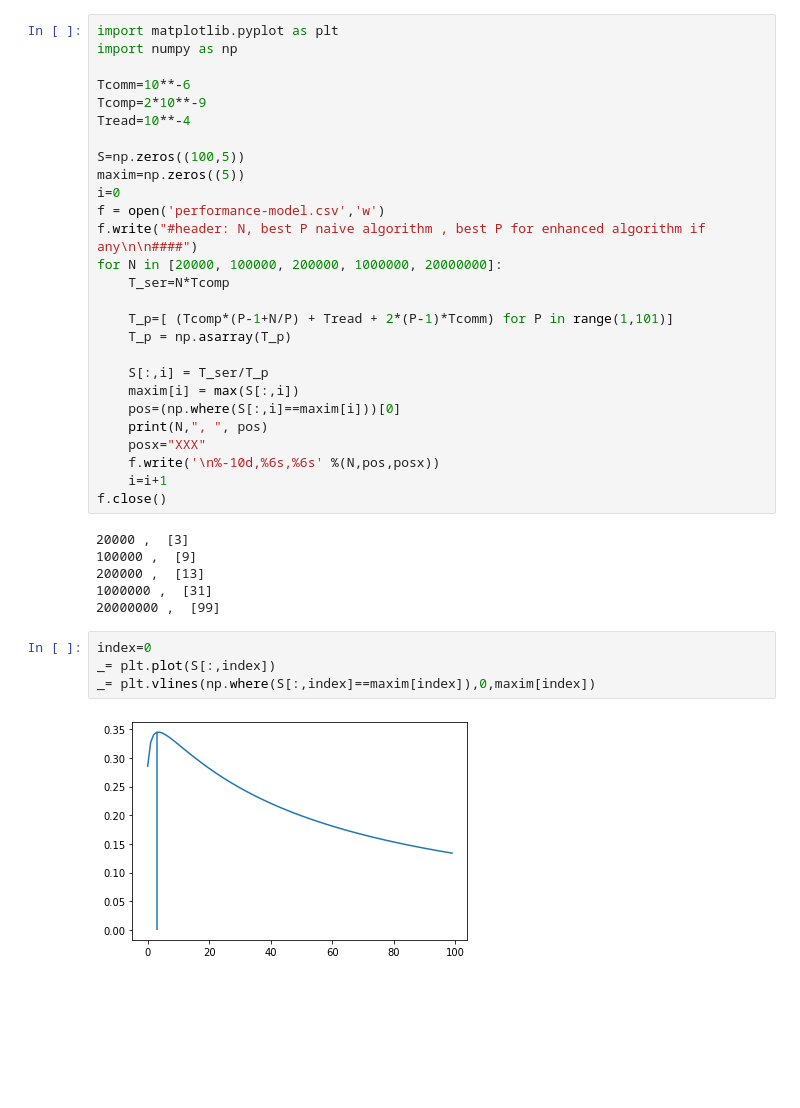
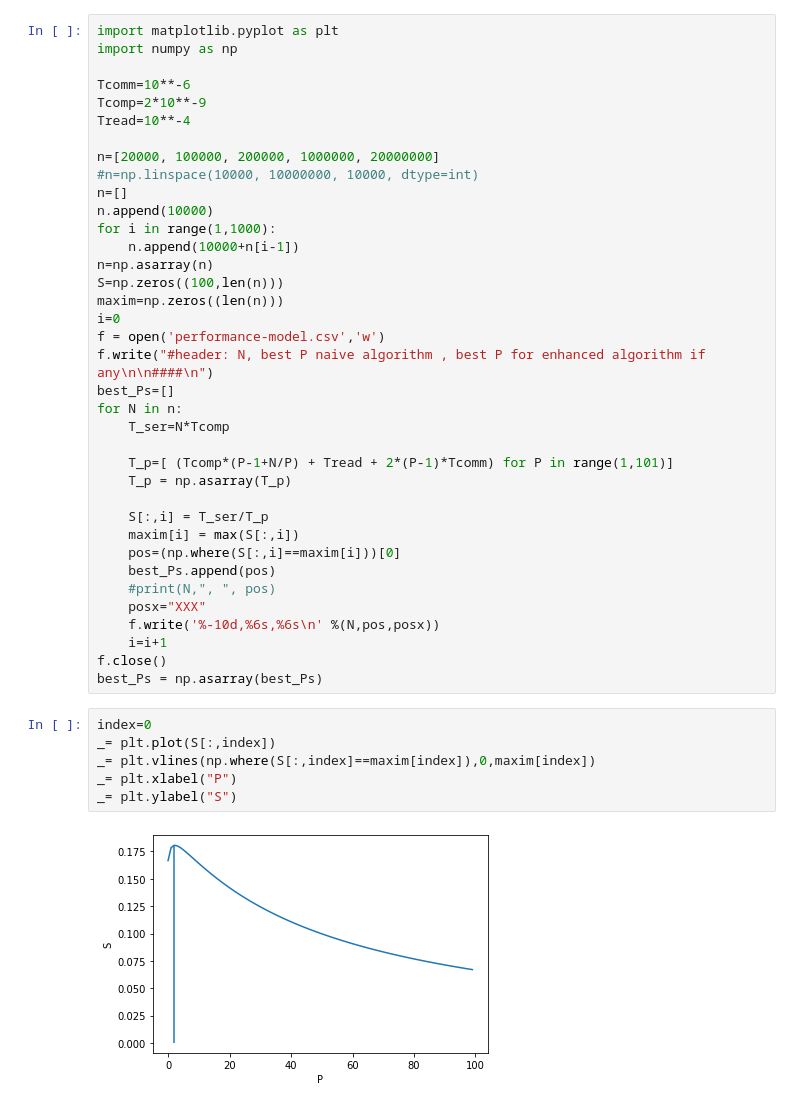
Before and after one commit to mattiamencagli/Foundations_of_HPC_2020, a Jupyter notebook: Assignement1/code/perf_mod.ipynb, the cells around one changed output. Cells and saved outputs as stored; diff of their text form; blank space fills up the shorter version.

```diff
--- a/Assignement1/code/perf_mod.ipynb
+++ b/Assignement1/code/perf_mod.ipynb
@@ -6,12 +6,20 @@ Tcomm=10**-6
 Tcomp=2*10**-9
 Tread=10**-4
 
-S=np.zeros((100,5))
-maxim=np.zeros((5))
+n=[20000, 100000, 200000, 1000000, 20000000]
+#n=np.linspace(10000, 10000000, 10000, dtype=int)
+n=[]
+n.append(10000)
+for i in range(1,1000):
+    n.append(10000+n[i-1])
+n=np.asarray(n)
+S=np.zeros((100,len(n)))
+maxim=np.zeros((len(n)))
 i=0
 f = open('performance-model.csv','w')
-f.write("#header: N, best P naive algorithm , best P for enhanced algorithm if any\n\n####")
-for N in [20000, 100000, 200000, 1000000, 20000000]:
+f.write("#header: N, best P naive algorithm , best P for enhanced algorithm if any\n\n####\n")
+best_Ps=[]
+for N in n:
     T_ser=N*Tcomp
 
     T_p=[ (Tcomp*(P-1+N/P) + Tread + 2*(P-1)*Tcomm) for P in range(1,101)]
@@ -20,20 +28,18 @@ for N in [20000, 100000, 200000, 1000000, 20000000]:
     S[:,i] = T_ser/T_p
     maxim[i] = max(S[:,i])
     pos=(np.where(S[:,i]==maxim[i]))[0]
-    print(N,", ", pos)
+    best_Ps.append(pos)
+    #print(N,", ", pos)
     posx="XXX"
-    f.write('\n%-10d,%6s,%6s' %(N,pos,posx))
+    f.write('%-10d,%6s,%6s\n' %(N,pos,posx))
     i=i+1
 f.close()
+best_Ps = np.asarray(best_Ps)
-# %% [output]
-20000 ,  [3]
-100000 ,  [9]
-200000 ,  [13]
-1000000 ,  [31]
-20000000 ,  [99]
 # %%
 index=0
 _= plt.plot(S[:,index])
 _= plt.vlines(np.where(S[:,index]==maxim[index]),0,maxim[index])
+_= plt.xlabel("P")
+_= plt.ylabel("S")
 # %% [output]
-[figure, old version]
+[figure, new version]
```
Also changed, not shown: parts of 2 cells of this notebook, 2 other files.
